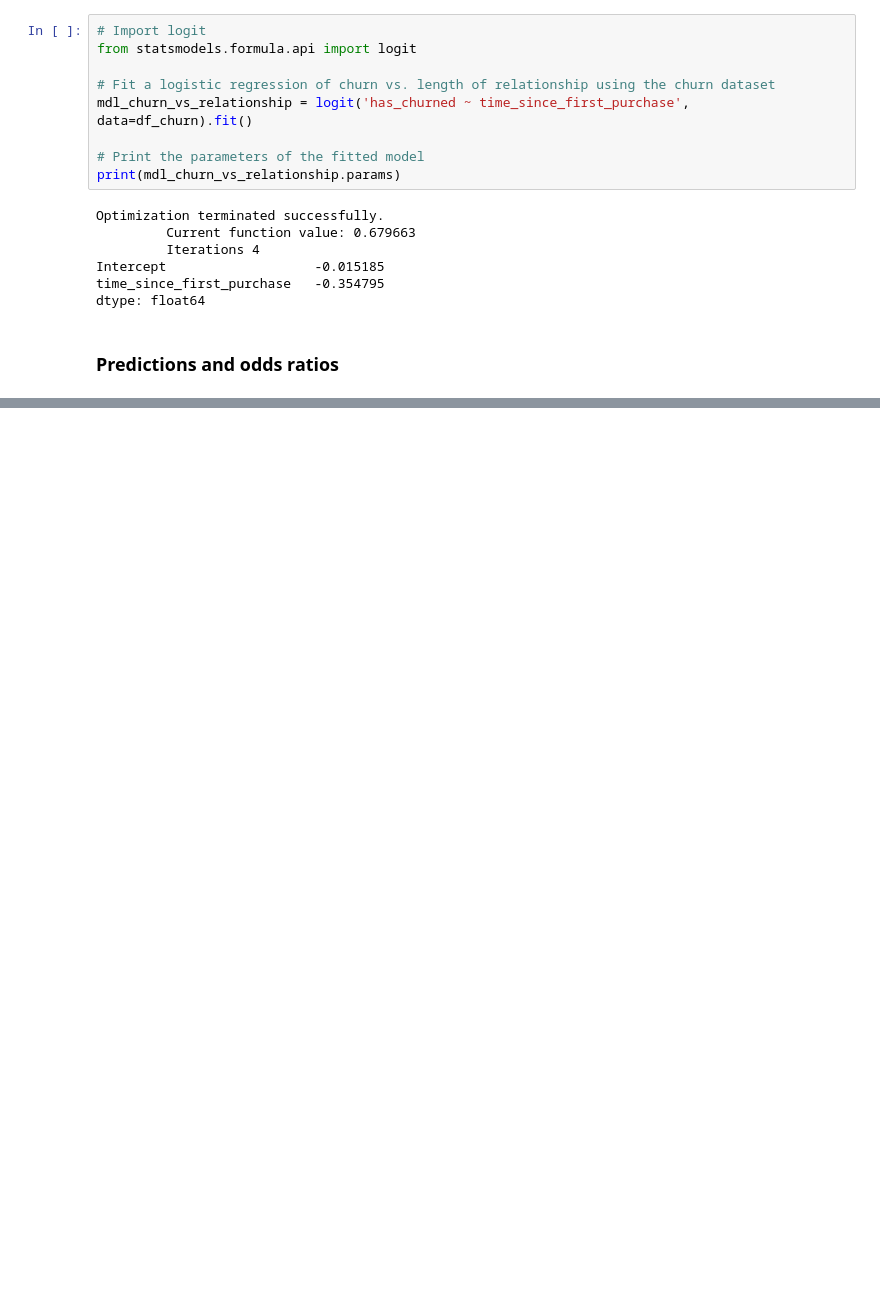
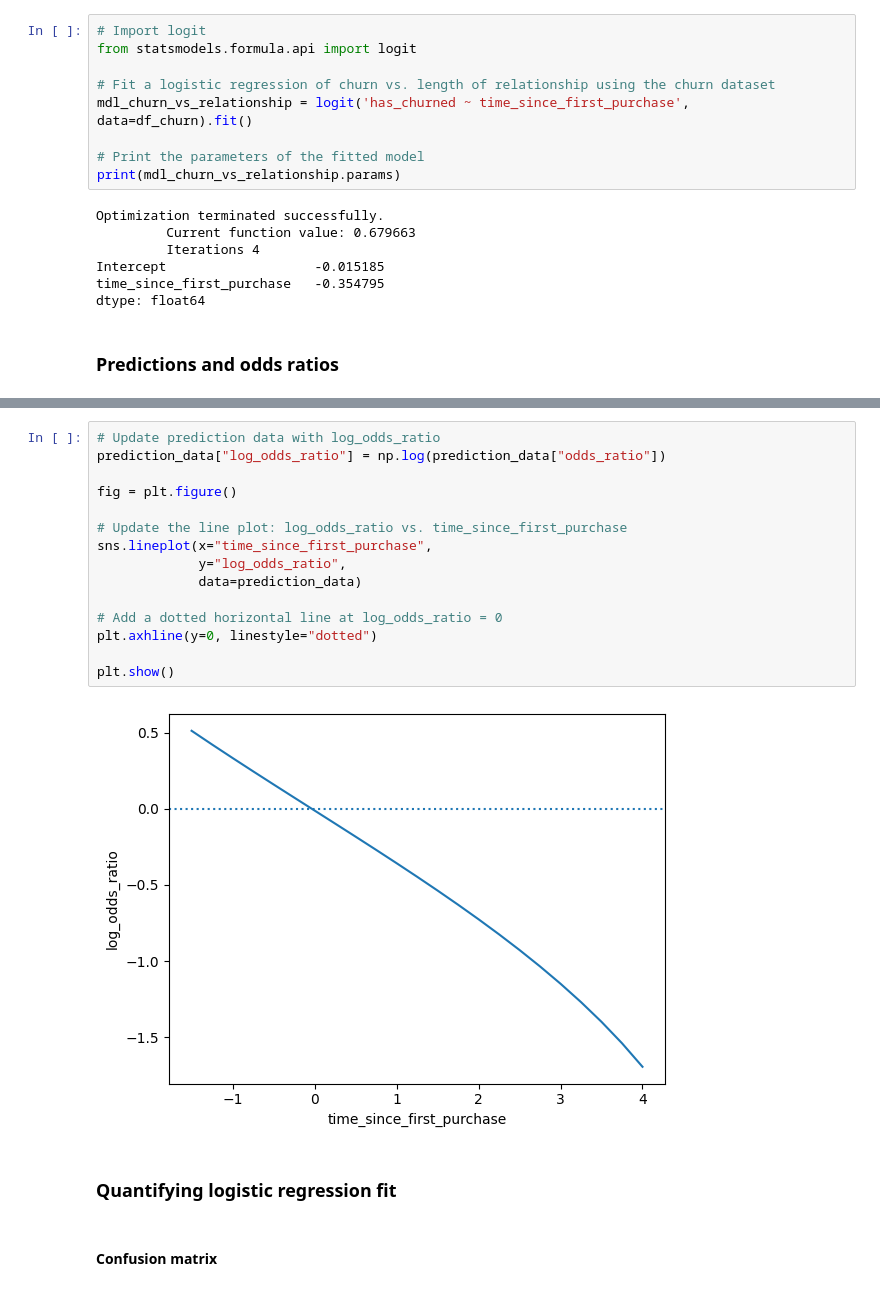
Before and after one commit to AnshuBantra/Python, a Jupyter notebook: Associate Data Scientist in Python/026 Introduction to Regression with statsmodels in Python/regression.ipynb, the cells around one changed output, grey strips where cells are left out. Saved outputs shown, nothing was run; the diff lists cells and outputs as text; blank space fills up the shorter version.

```diff
--- a/Associate Data Scientist in Python/026 Introduction to Regression with statsmodels in Python/regression.ipynb
+++ b/Associate Data Scientist in Python/026 Introduction to Regression with statsmodels in Python/regression.ipynb
@@ -826,0 +928,21 @@ a
+# %%
+# Update prediction data with log_odds_ratio
+prediction_data["log_odds_ratio"] = np.log(prediction_data["odds_ratio"])
+
+fig = plt.figure()
+
+# Update the line plot: log_odds_ratio vs. time_since_first_purchase
+sns.lineplot(x="time_since_first_purchase",
+             y="log_odds_ratio",
+             data=prediction_data)
+
+# Add a dotted horizontal line at log_odds_ratio = 0
+plt.axhline(y=0, linestyle="dotted")
+
+plt.show()
+# %% [output]
+[figure, added]
+# %% [markdown]
+### Quantifying logistic regression fit
+# %% [markdown]
+#### Confusion matrix
```
Also changed, not shown: parts of 39 cells of this notebook, 1 other file.
